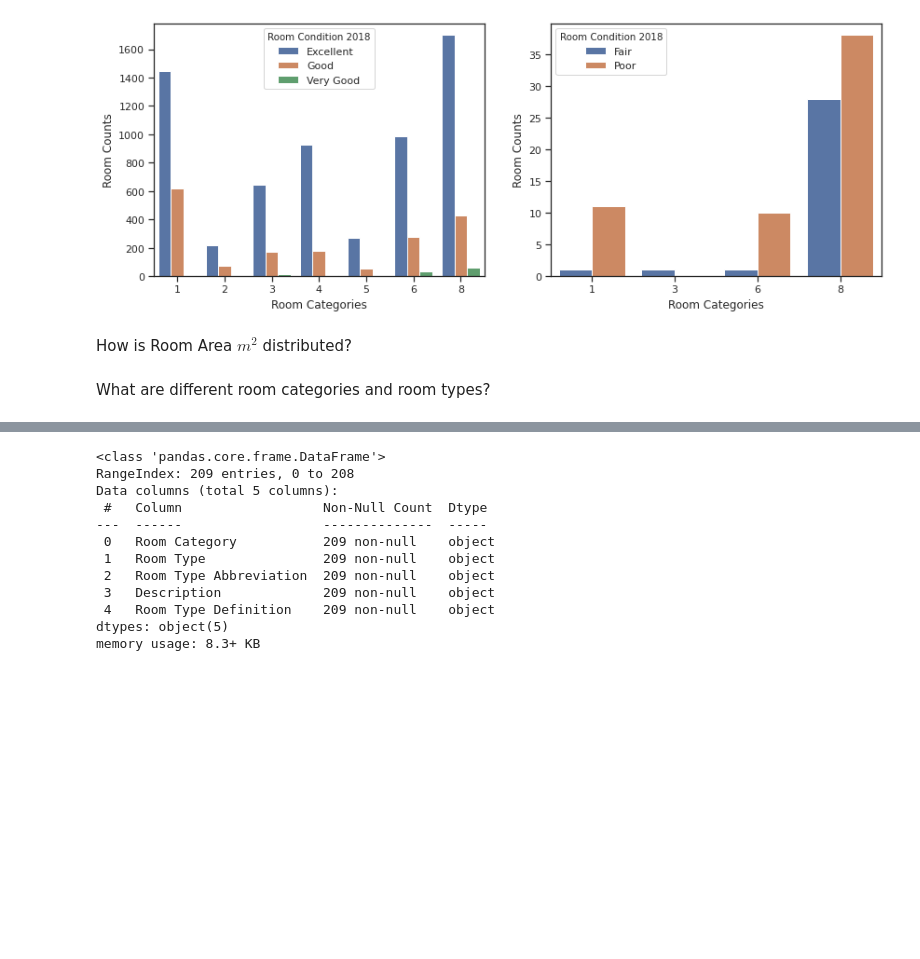
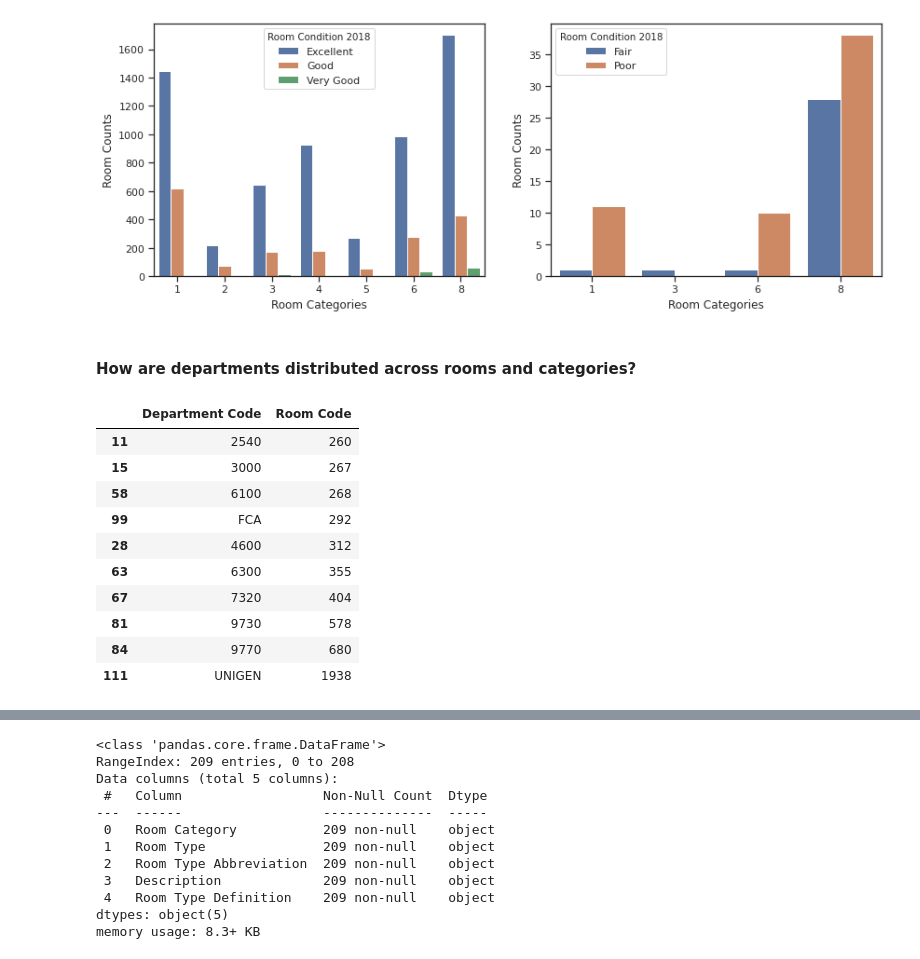
Before and after one commit to abhinavcreed13/project-space-optimisation-group-3, a Jupyter notebook: notebooks/exploratory-data-analysis.ipynb, the cells around one changed output, grey strips where cells are left out. Drawn from its saved outputs; the diff is of its cells as text; code cells hidden in the pictures; blank space fills up the shorter version.

```diff
--- a/notebooks/exploratory-data-analysis.ipynb
+++ b/notebooks/exploratory-data-analysis.ipynb
@@ -222,7 +265,21 @@ ax2.set(xlabel='Room Categories', ylabel='Room Counts')
 plt.show()
 # %% [output]
 [figure]
-# %% [markdown]
-How is Room Area $m^2$ distributed?
-# %% [markdown]
-What are different room categories and room types?
+# %% [markdown]
+#### How are departments distributed across rooms and categories?
+# %%
+gdf1 = uom_space_df_parkville.groupby(by=['Department Code'], as_index=False).agg({'Room Code': pd.Series.nunique})
+gdf1.sort_values(by=['Room Code'], inplace=True)
+gdf1.tail(10)
+# %% [output]
+|  | Department Code | Room Code |
+| 11 | 2540 | 260 |
+| 15 | 3000 | 267 |
+| 58 | 6100 | 268 |
+| 99 | FCA | 292 |
+| 28 | 4600 | 312 |
+| 63 | 6300 | 355 |
+| 67 | 7320 | 404 |
+| 81 | 9730 | 578 |
+| 84 | 9770 | 680 |
+| 111 | UNIGEN | 1938 |
```
Also changed, not shown: parts of 17 cells of this notebook.
